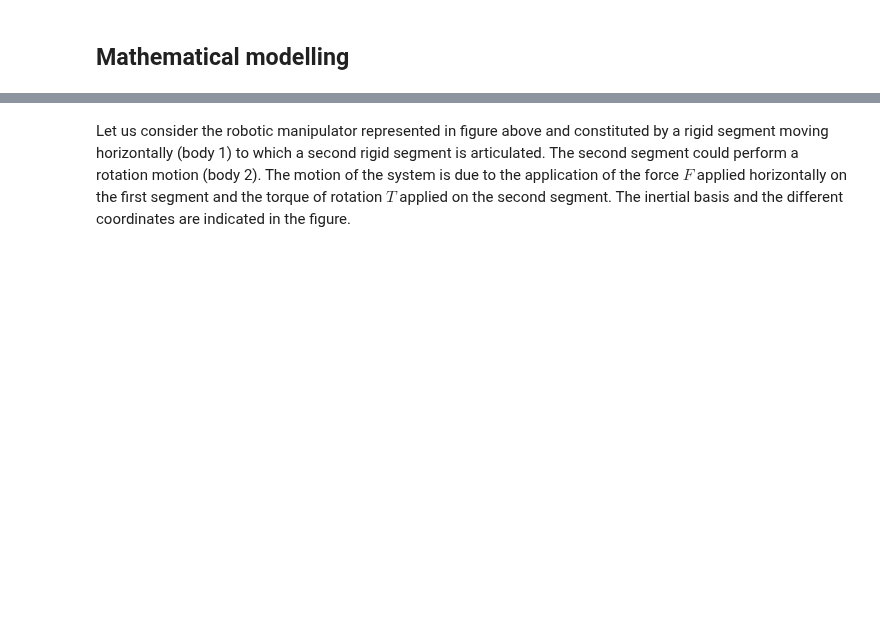
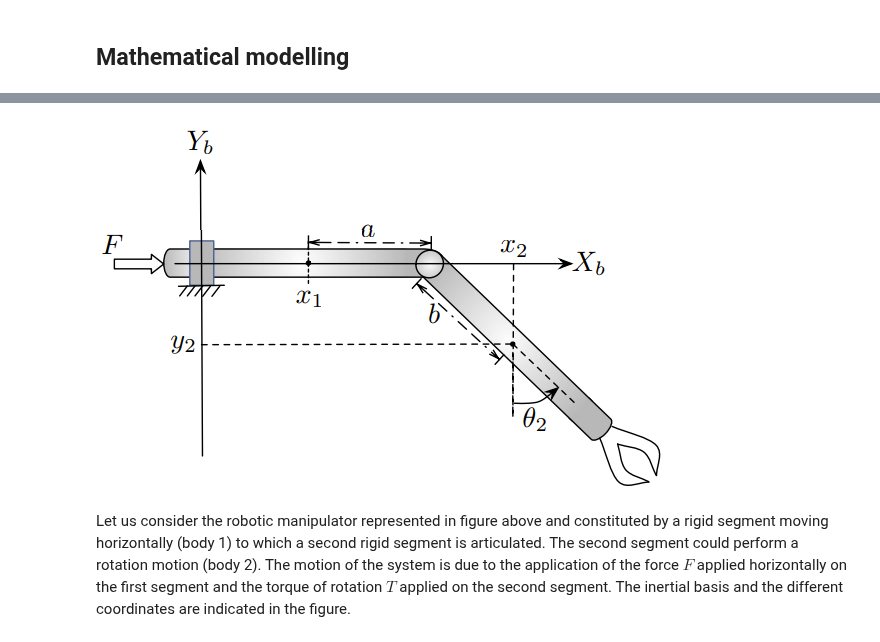
Before and after one commit to ocheffert/Notebooks---Master-thesis, a Jupyter notebook: robot.ipynb, the cells around one changed output, grey strips where cells are left out. Cells and saved outputs as stored; diff of their text form; code cells hidden in the pictures; blank space fills up the shorter version.

Commit message:
images solution qui marche mais moche

```diff
--- a/robot.ipynb
+++ b/robot.ipynb
@@ -7,3 +5,8 @@
+# %%
+from IPython.display import Image
+Image(filename="img/robot.png")
+# %% [output]
+[figure, added]
 # %% [markdown]
 Let us consider the robotic manipulator represented in figure above and constituted by a rigid segment moving horizontally (body 1) to which a second rigid segment is articulated. The second segment could perform a rotation motion (body 2). The motion of the system is due to the application of the force $F$ applied horizontally on the first segment and the torque of rotation $T$ applied on the second segment. The inertial basis and the different coordinates are indicated in the figure.
 # %% [markdown]
```
Also changed, not shown: parts of 1 cell of this notebook, 2 other files.
